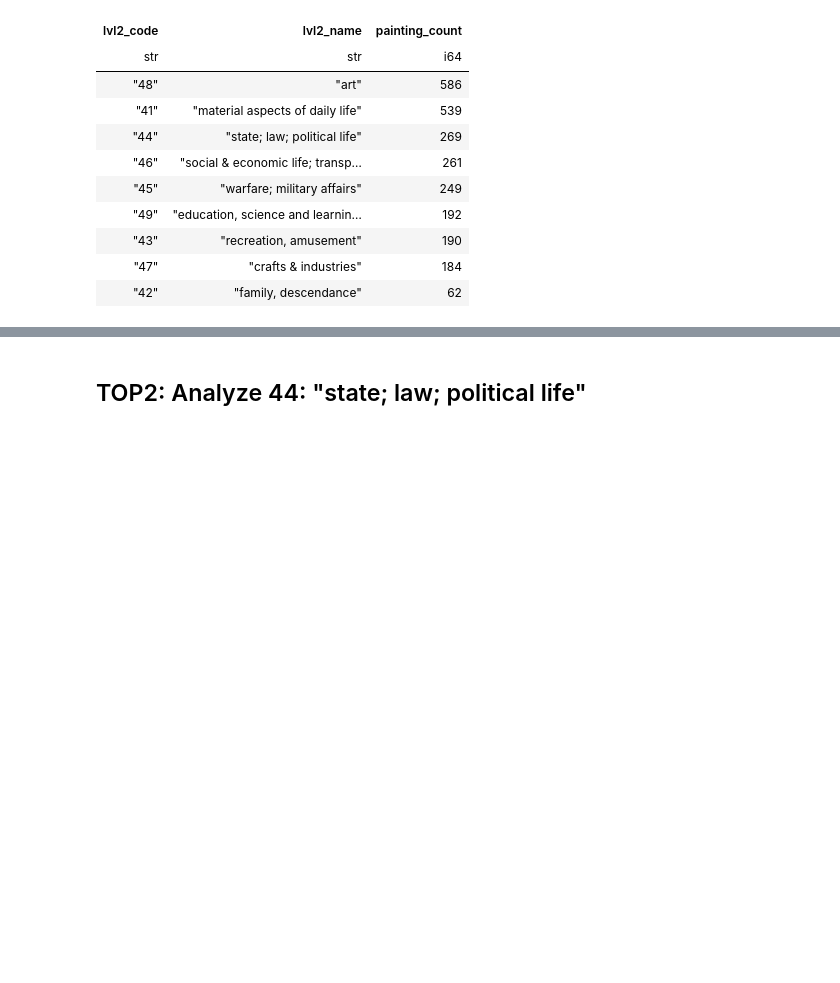
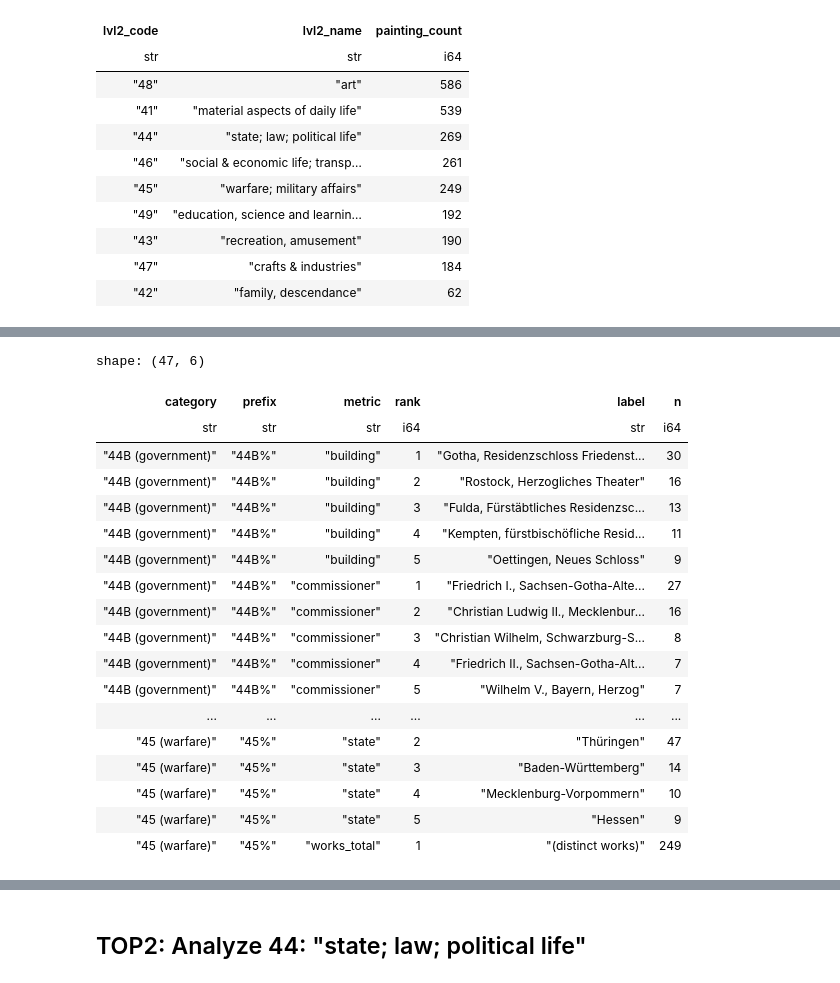
Before and after one commit to ThanosDrossos/course-data-stories-baroque, a Jupyter notebook: src/docs/story/CbDD/DataStory_Baroque_DuckDB.ipynb, the cells around one changed output, grey strips where cells are left out. Cells and saved outputs as stored; diff of their text form; code cells hidden in the pictures; blank space fills up the shorter version.

```diff
--- a/src/docs/story/CbDD/DataStory_Baroque_DuckDB.ipynb
+++ b/src/docs/story/CbDD/DataStory_Baroque_DuckDB.ipynb
@@ -4542,0 +4750,28 @@ shape: (20, 2)
+# %%
+import polars as pl
+
+pl.Config.set_tbl_rows(200)      # oder höher als 47
+pl.Config.set_tbl_cols(20)       # alle Spalten
+pl.Config.set_fmt_str_lengths(200)  # lange Strings nicht abschneiden
+
+summary_long
+# %% [output]
+shape: (47, 6)
+| category | prefix | metric | rank | label | n |
+| str | str | str | i64 | str | i64 |
+| "44B (government)" | "44B%" | "building" | 1 | "Gotha, Residenzschloss Friedenst... | 30 |
+| "44B (government)" | "44B%" | "building" | 2 | "Rostock, Herzogliches Theater" | 16 |
+| "44B (government)" | "44B%" | "building" | 3 | "Fulda, Fürstäbtliches Residenzsc... | 13 |
+| "44B (government)" | "44B%" | "building" | 4 | "Kempten, fürstbischöfliche Resid... | 11 |
+| "44B (government)" | "44B%" | "building" | 5 | "Oettingen, Neues Schloss" | 9 |
+| "44B (government)" | "44B%" | "commissioner" | 1 | "Friedrich I., Sachsen-Gotha-Alte... | 27 |
+| "44B (government)" | "44B%" | "commissioner" | 2 | "Christian Ludwig II., Mecklenbur... | 16 |
+| "44B (government)" | "44B%" | "commissioner" | 3 | "Christian Wilhelm, Schwarzburg-S... | 8 |
+| "44B (government)" | "44B%" | "commissioner" | 4 | "Friedrich II., Sachsen-Gotha-Alt... | 7 |
+| "44B (government)" | "44B%" | "commissioner" | 5 | "Wilhelm V., Bayern, Herzog" | 7 |
+| ... | ... | ... | ... | ... | ... |
+| "45 (warfare)" | "45%" | "state" | 2 | "Thüringen" | 47 |
+| "45 (warfare)" | "45%" | "state" | 3 | "Baden-Württemberg" | 14 |
+| "45 (warfare)" | "45%" | "state" | 4 | "Mecklenburg-Vorpommern" | 10 |
+| "45 (warfare)" | "45%" | "state" | 5 | "Hessen" | 9 |
+| "45 (warfare)" | "45%" | "works_total" | 1 | "(distinct works)" | 249 |
```
Also changed, not shown: parts of 18 cells of this notebook.
